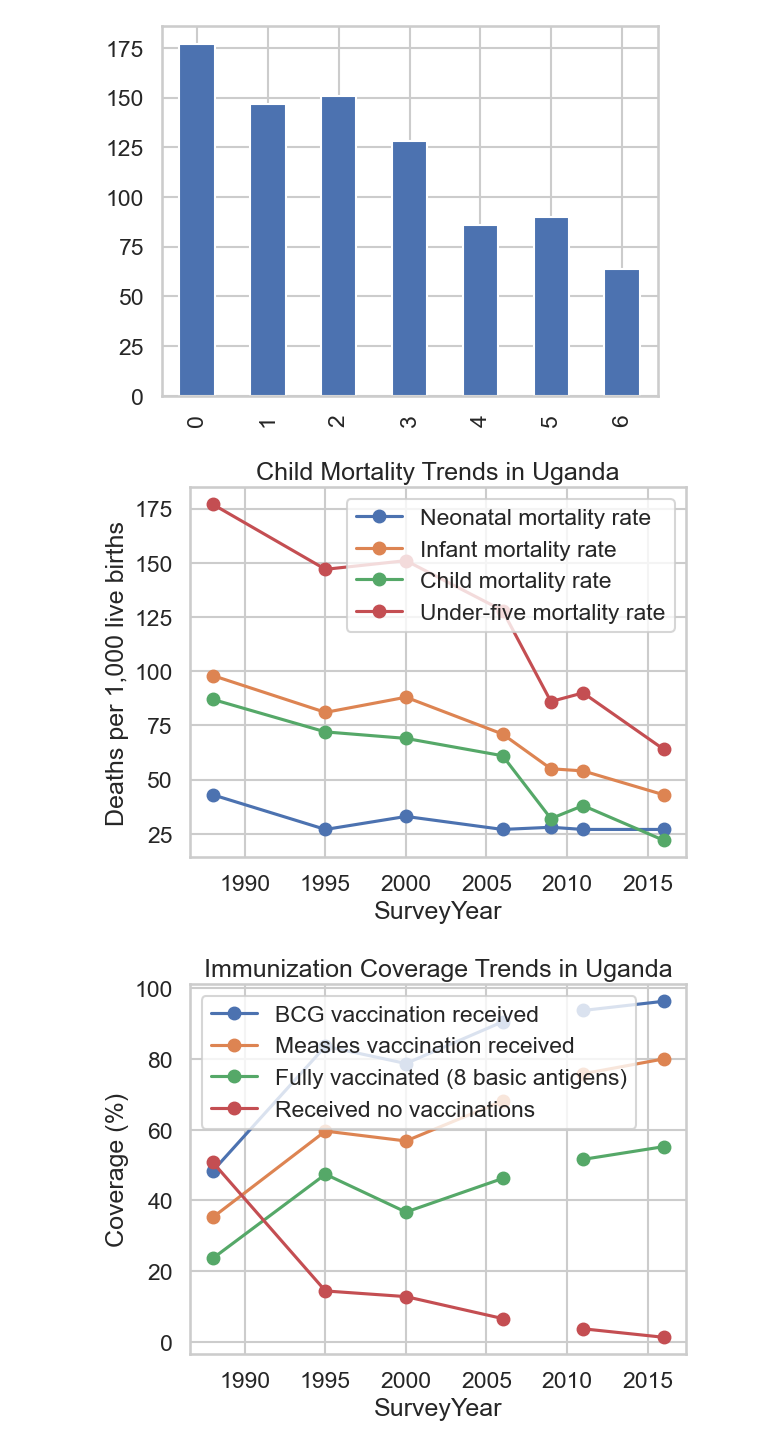
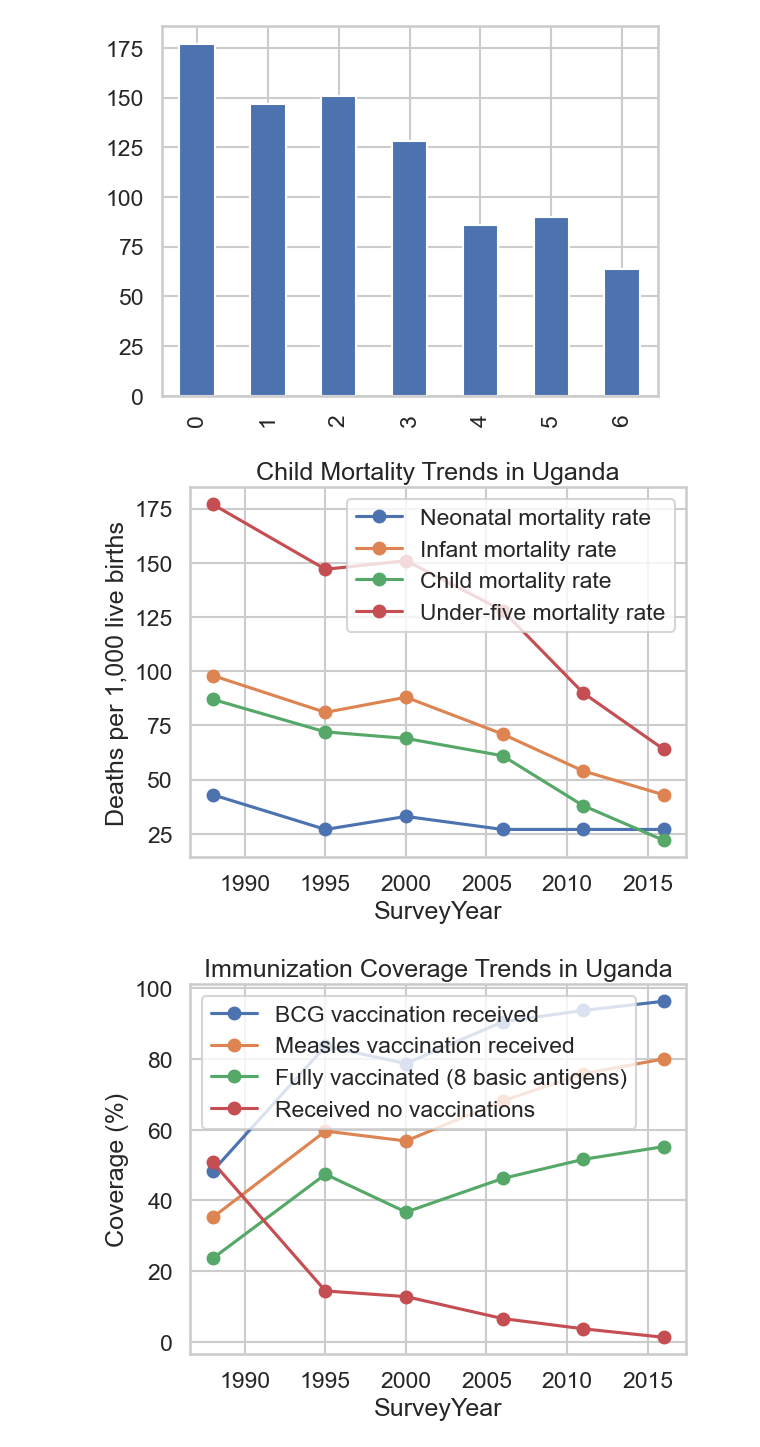
Before and after one commit to rugambwagloria/MACHINE-LEARNING-ASSIGNMENT, a Jupyter notebook: Uganda child health.ipynb, the cells around one changed output. Saved outputs shown, nothing was run; the diff lists cells and outputs as text; code cells hidden in the pictures.

```diff
--- a/Uganda child health.ipynb
+++ b/Uganda child health.ipynb
@@ -178,22 +213,38 @@ merged[['Neonatal mortality rate', 'Infant mortality rate',
 # %%
 
 
 # Mortality trends over time
+# ensure merged_cleaned is available (load from cleaned CSV if needed), coerce year and use it as merged for the rest of the cell
+try:
+   merged_cleaned
+except NameError:
+   try:
+      merged_cleaned = pd.read_csv('uganda_child_health_merged_cleaned.csv')
+   except Exception:
+      # fallback to existing merged if cleaned file is not present
+      merged_cleaned = merged.copy()
+
+merged_cleaned['SurveyYear'] = merged_cleaned['SurveyYear'].astype(int)
+merged_cleaned = merged_cleaned.sort_values('SurveyYear').reset_index(drop=True)
+
+# point merged to the cleaned dataframe so subsequent plotting in this cell uses the cleaned data
+merged = merged_cleaned
+
 merged.plot(x='SurveyYear',
-            y=['Neonatal mortality rate', 'Infant mortality rate',
-               'Child mortality rate', 'Under-five mortality rate'],
-            marker='o', title='Child Mortality Trends in Uganda')
+         y=['Neonatal mortality rate', 'Infant mortality rate',
+            'Child mortality rate', 'Under-five mortality rate'],
+         marker='o', title='Child Mortality Trends in Uganda')
 plt.ylabel('Deaths per 1,000 live births')
 plt.show()
 
 # Vaccination coverage trends over time
-merged.plot(x='SurveyYear',
+merged_cleaned.plot(x='SurveyYear',
             y=['BCG vaccination received', 'Measles vaccination received',
                'Fully vaccinated (8 basic antigens)', 'Received no vaccinations'],
             marker='o', title='Immunization Coverage Trends in Uganda')
 plt.ylabel('Coverage (%)')
 plt.show()
 # %% [output]
-[figure, old version]
+[figure, new version]
-[figure, old version]
+[figure, new version]
 # %%
```
Also changed, not shown: parts of 3 cells of this notebook, 1 other file.
